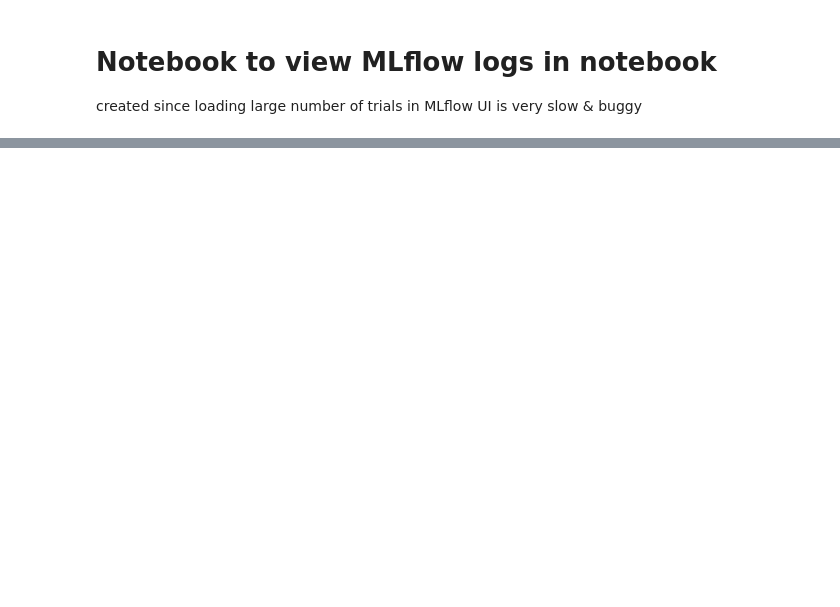
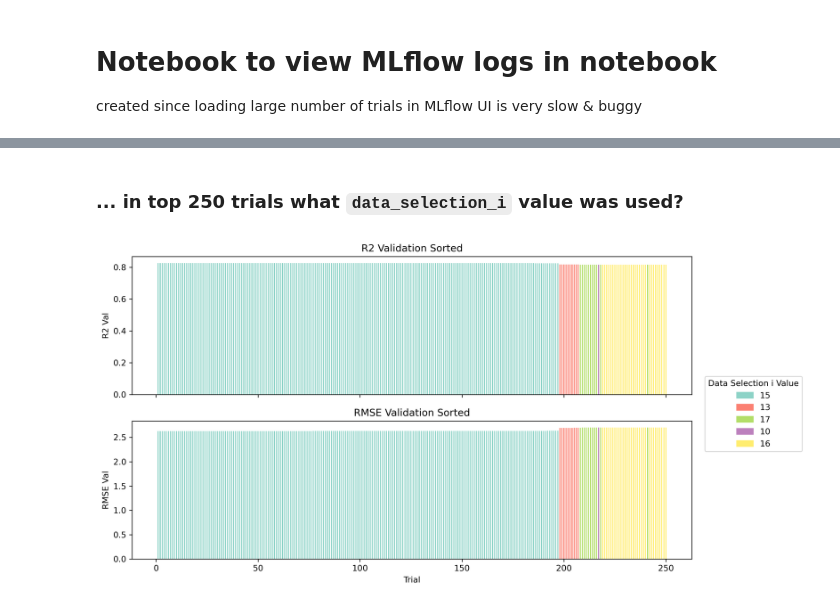
Before and after one commit to bokulich-publications/ritme_examples, a Jupyter notebook: use_cases/u1_amplicon_age_prediction/u1_n2_view_mlflow.ipynb, the cells around one changed output, grey strips where cells are left out. Cells and saved outputs as stored; diff of their text form; code cells hidden in the pictures; blank space fills up the shorter version.

```diff
--- a/use_cases/u1_amplicon_age_prediction/u1_n2_view_mlflow.ipynb
+++ b/use_cases/u1_amplicon_age_prediction/u1_n2_view_mlflow.ipynb
@@ -47,0 +175,22 @@ all_runs[cols_to_display].head(20)
+# %%
+dic_data_engineering = {
+    "Data Selection": "params.data_selection",
+    "Data Aggregation": "params.data_aggregation",
+    "Data Transform": "params.data_transform",
+}
+
+for name, col in dic_data_engineering.items():
+    # create color map based on col
+    colors, color_map = create_color_map(all_runs, col)
+
+    fig, axes = plot_metrics(
+        df=all_runs,
+        x=x_vals,
+        metrics=metrics_to_plot,
+        colors=colors,
+        figsize=(12, 6),
+        dpi=300,
+        width=0.5,
+    )
+    add_legend(fig, color_map, title=name)
+    plt.show()
@@ -47,0 +201,23 @@ all_runs[cols_to_display].head(20)
+# %% [markdown]
+### ... in top 250 trials what `data_selection_i` value was used?
+# %%
+col = "params.data_selection_i"
+
+top_200_runs = all_runs.iloc[:250, :]
+x_vals = [x + 1 for x in top_200_runs.index.tolist()]
+# create color map based on col
+colors, color_map = create_color_map(top_200_runs, col)
+
+fig, axes = plot_metrics(
+    df=top_200_runs,
+    x=x_vals,
+    metrics=metrics_to_plot,
+    colors=colors,
+    figsize=(12, 6),
+    dpi=300,
+    width=0.5,
+)
+add_legend(fig, color_map, title="Data Selection i Value")
+plt.show()
+# %% [output]
+[figure, added]
```
Also changed, not shown: parts of 10 cells of this notebook, 4 other files.
